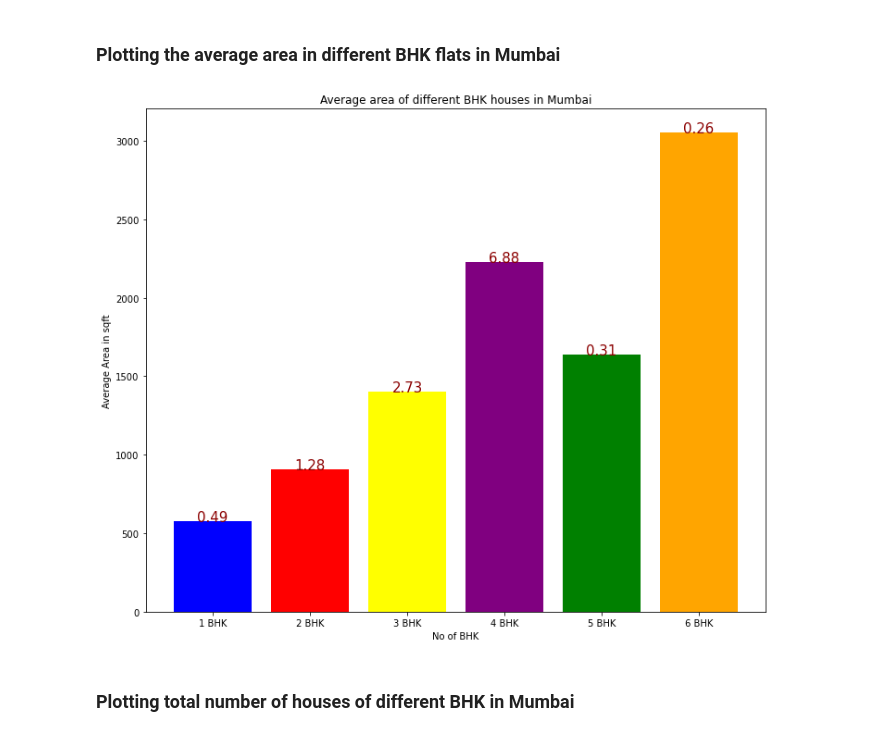
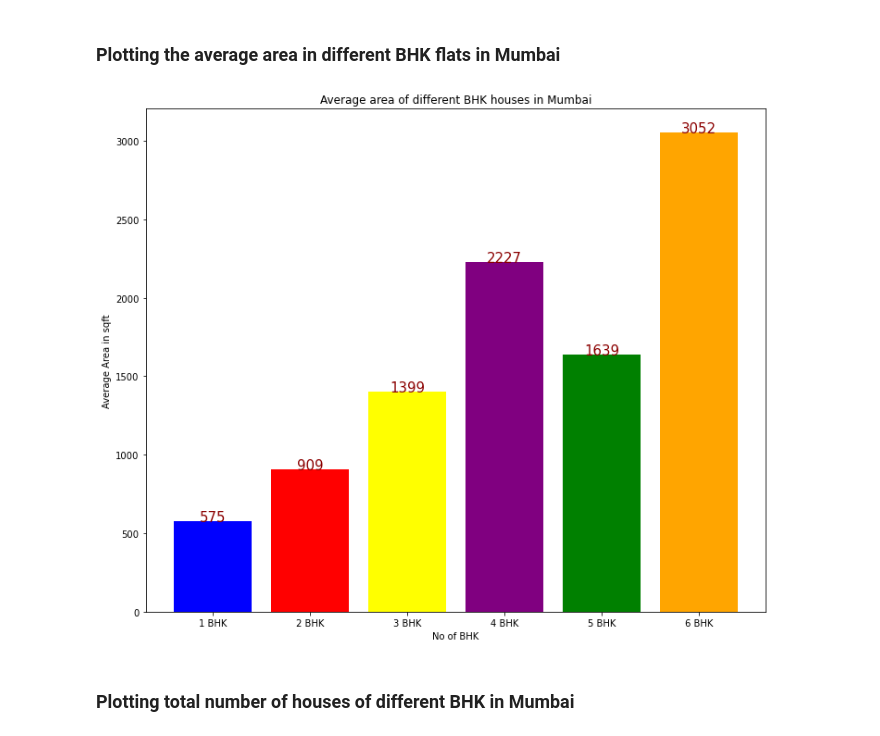
Before and after one commit to Ojas1905/DS203-PROJECT, a Jupyter notebook: DS203_PROJECT.ipynb, the cells around one changed output. Drawn from its saved outputs; the diff is of its cells as text; code cells hidden in the pictures.

```diff
--- a/DS203_PROJECT.ipynb
+++ b/DS203_PROJECT.ipynb
@@ -21,7 +21,7 @@ import statistics as st
 # %%
 #url = r"C:\Users\omkar\Downloads\house-price-mumbai.csv"
 #url = r"C:\Users\OJAS\Downloads\house-price-mumbai.csv"
-url= "/Users/hitaanshshah/Downloads/house_price_mumbai.csv"
+url= "/Users/hitaanshshah/Downloads/DS203-PROJECT-main/house-price-mumbai.csv"
 df = pd.read_csv(url)
 
 display(df)
@@ -218,23 +218,23 @@ plt.show()
 # %%
 area_BHK = [np.mean(df_BHK1['Total sqft']), np.mean(df_BHK2['Total sqft']), np.mean(df_BHK3['Total sqft']), np.mean(df_BHK4['Total sqft']), np.mean(df_BHK5['Total sqft']), np.mean(df_BHK6['Total sqft'])]     # Heights of plots
 
 plt.figure(figsize=(12,10))
 
 plt.bar(BHK, area_BHK, color=['Blue','Red','Yellow', 'Purple', 'Green', 'orange'])
 
 plt.xlabel('No of BHK')
 
 plt.ylabel('Average Area in sqft')
 
 plt.title('Average area of different BHK houses in Mumbai')
 
 
 for index in range(len(BHK)):
-    plt.text(index, area_BHK[index], avg_price[index], ha='center', color='darkred',size=15)
+    plt.text(index, int(area_BHK[index]), int(area_BHK[index]), ha='center', color='darkred',size=15)
 
 plt.show()
 # %% [output]
-[figure, old version]
+[figure, new version]
 # %% [markdown]
 ### Plotting total number of houses of different BHK in Mumbai
 # %%
```
Also changed, not shown: parts of 1 cell of this notebook.
